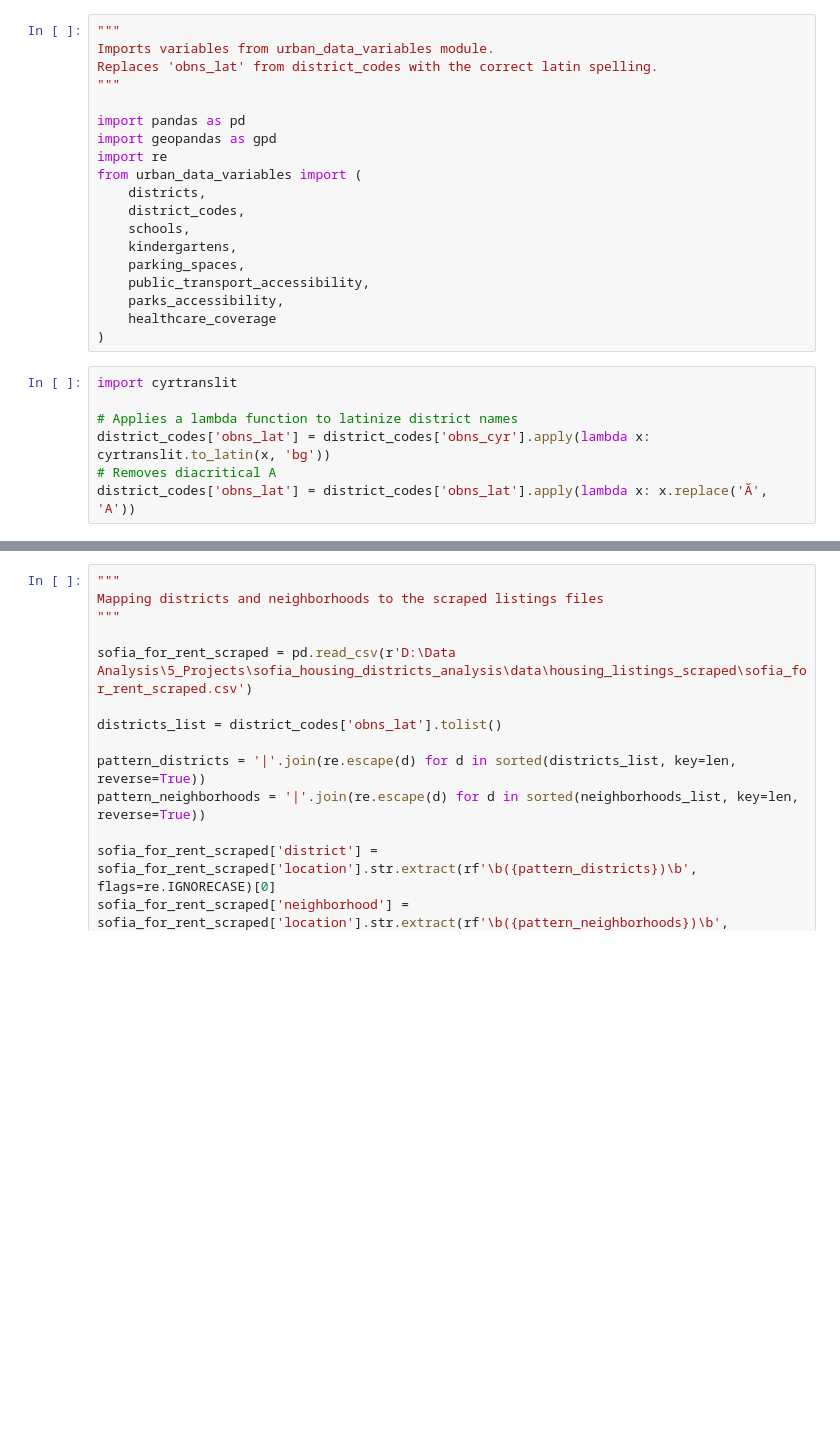
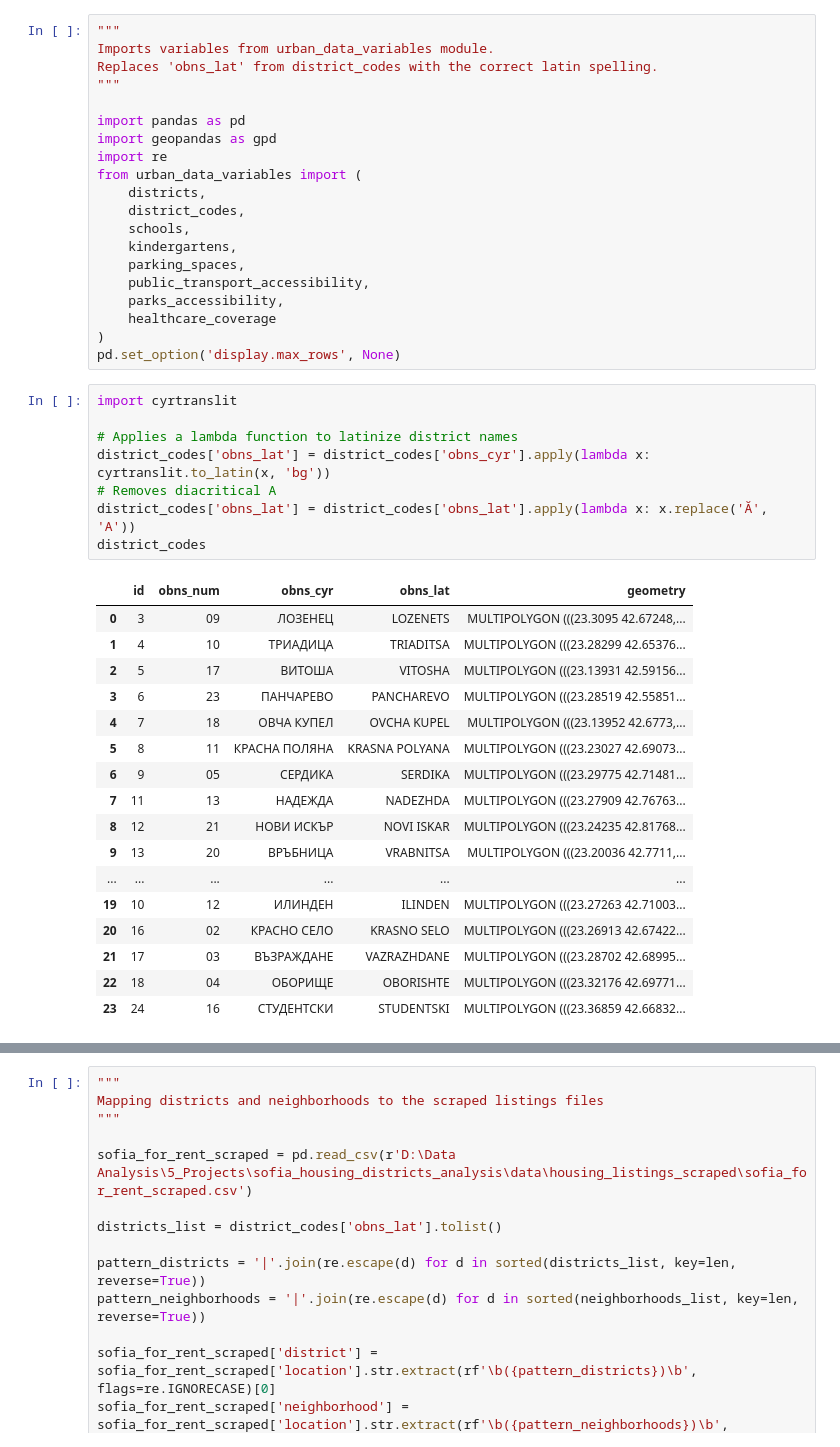
Before and after one commit to Andrii-Ostapchuk/sofia_housing_districts_analysis, a Jupyter notebook: src/exploration/district_mapping.ipynb, the cells around one changed output, grey strips where cells are left out. Saved outputs shown, nothing was run; the diff lists cells and outputs as text; blank space fills up the shorter version.

```diff
--- a/src/exploration/district_mapping.ipynb
+++ b/src/exploration/district_mapping.ipynb
@@ -17,13 +17,33 @@ from urban_data_variables import (
     parks_accessibility,
     healthcare_coverage
 )
+pd.set_option('display.max_rows', None)
 # %%
 import cyrtranslit
 
 # Applies a lambda function to latinize district names
 district_codes['obns_lat'] = district_codes['obns_cyr'].apply(lambda x: cyrtranslit.to_latin(x, 'bg'))
 # Removes diacritical A
 district_codes['obns_lat'] = district_codes['obns_lat'].apply(lambda x: x.replace('Ă', 'A'))
+district_codes
+# %% [output]
+|  | id | obns_num | obns_cyr | obns_lat | geometry |
+| 0 | 3 | 09 | ЛОЗЕНЕЦ | LOZENETS | MULTIPOLYGON (((23.3095 42.67248,... |
+| 1 | 4 | 10 | ТРИАДИЦА | TRIADITSA | MULTIPOLYGON (((23.28299 42.65376... |
+| 2 | 5 | 17 | ВИТОША | VITOSHA | MULTIPOLYGON (((23.13931 42.59156... |
+| 3 | 6 | 23 | ПАНЧАРЕВО | PANCHAREVO | MULTIPOLYGON (((23.28519 42.55851... |
+| 4 | 7 | 18 | ОВЧА КУПЕЛ | OVCHA KUPEL | MULTIPOLYGON (((23.13952 42.6773,... |
+| 5 | 8 | 11 | КРАСНА ПОЛЯНА | KRASNA POLYANA | MULTIPOLYGON (((23.23027 42.69073... |
+| 6 | 9 | 05 | СЕРДИКА | SERDIKA | MULTIPOLYGON (((23.29775 42.71481... |
+| 7 | 11 | 13 | НАДЕЖДА | NADEZHDA | MULTIPOLYGON (((23.27909 42.76763... |
+| 8 | 12 | 21 | НОВИ ИСКЪР | NOVI ISKAR | MULTIPOLYGON (((23.24235 42.81768... |
+| 9 | 13 | 20 | ВРЪБНИЦА | VRABNITSA | MULTIPOLYGON (((23.20036 42.7711,... |
+| ... | ... | ... | ... | ... | ... |
+| 19 | 10 | 12 | ИЛИНДЕН | ILINDEN | MULTIPOLYGON (((23.27263 42.71003... |
+| 20 | 16 | 02 | КРАСНО СЕЛО | KRASNO SELO | MULTIPOLYGON (((23.26913 42.67422... |
+| 21 | 17 | 03 | ВЪЗРАЖДАНЕ | VAZRAZHDANE | MULTIPOLYGON (((23.28702 42.68995... |
+| 22 | 18 | 04 | ОБОРИЩЕ | OBORISHTE | MULTIPOLYGON (((23.32176 42.69771... |
+| 23 | 24 | 16 | СТУДЕНТСКИ | STUDENTSKI | MULTIPOLYGON (((23.36859 42.66832... |
 # %%
 neighborhoods_list = districts['regname'].tolist()
 neighborhoods_list = [cyrtranslit.to_latin(n, 'bg') for n in neighborhoods_list]
```
Also changed, not shown: parts of 9 cells of this notebook, 1 other file.
